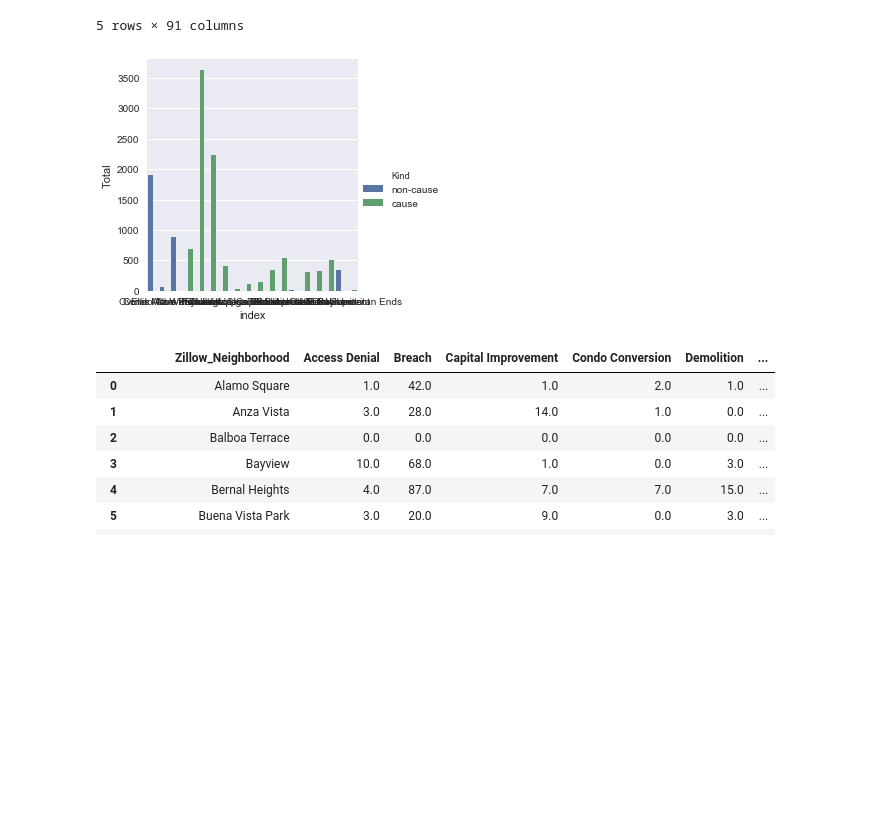
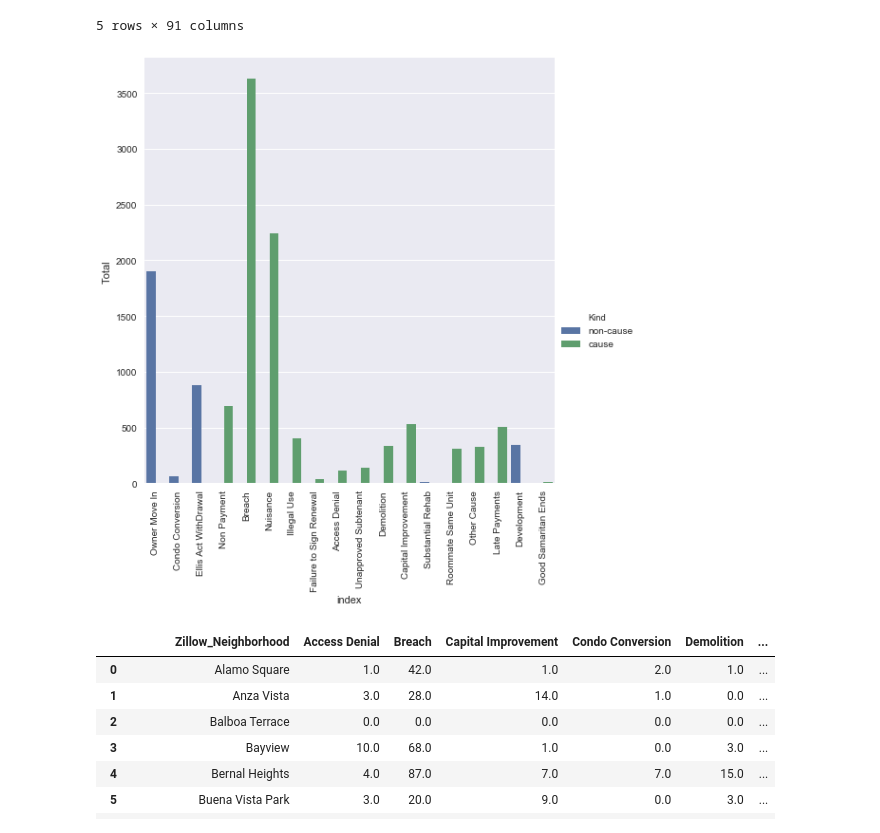
Before and after one commit to Jkremr/evictions-home-values, a Jupyter notebook: evictions-home-values.ipynb, the cells around one changed output. Saved outputs shown, nothing was run; the diff lists cells and outputs as text; code cells hidden in the pictures; blank space fills up the shorter version.

```diff
--- a/evictions-home-values.ipynb
+++ b/evictions-home-values.ipynb
@@ -296,10 +314,12 @@ eviction_types.head()
 | 4 | Breach | 42.0 | 28.0 | 0.0 | 68.0 | 87.0 | 20.0 | 66.0 | 25.0 | 2.0 | ... | ... |
 5 rows × 91 columns
 # %%
-ax = sns.factorplot(x='index', y='Total', hue='Kind', data=eviction_types, kind='bar')
+ax = sns.factorplot(x='index', y='Total', hue='Kind', data=eviction_types, kind='bar', size=7)
+ax.set_xticklabels(rotation=90)
+
 plt.show()
 # %% [output]
-[figure, old version]
+[figure, new version]
 # %%
 pivot = pd.pivot_table(groupby_hood,index=["Zillow_Neighborhood"]).reset_index()
 pivot
```
Also changed, not shown: parts of 8 cells of this notebook.
